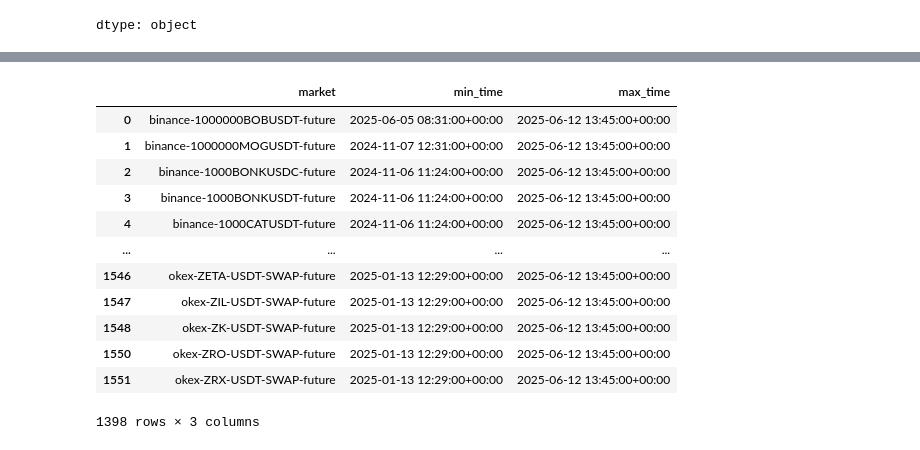
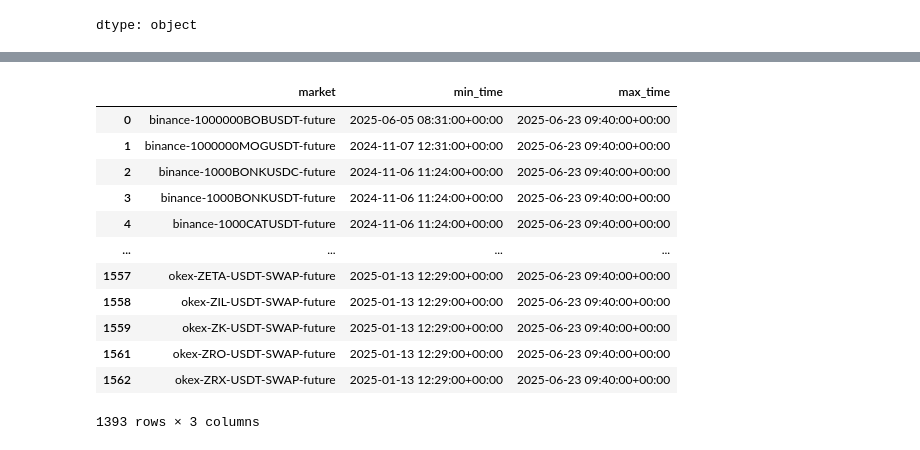
Before and after one commit to coinmetrics/demo, a Jupyter notebook: Predicted_Market_Funding_Rates.ipynb, the cells around one changed output, grey strips where cells are left out. Cells and saved outputs as stored; diff of their text form; code cells hidden in the pictures.

```diff
--- a/Predicted_Market_Funding_Rates.ipynb
+++ b/Predicted_Market_Funding_Rates.ipynb
@@ -149,19 +64,19 @@ catalog_full_market_funding_rates_predicted_v2
 # %%
-catalog_full_market_funding_rates_predicted_v2.loc[catalog_full_market_funding_rates_predicted_v2.max_time > '2025-06-01']
+catalog_full_market_funding_rates_predicted_v2.loc[catalog_full_market_funding_rates_predicted_v2.max_time > '2025-06-23']
 # %% [output]
 |  | market | min_time | max_time |
-| 0 | binance-1000000BOBUSDT-future | 2025-06-05 08:31:00+00:00 | 2025-06-12 13:45:00+00:00 |
-| 1 | binance-1000000MOGUSDT-future | 2024-11-07 12:31:00+00:00 | 2025-06-12 13:45:00+00:00 |
-| 2 | binance-1000BONKUSDC-future | 2024-11-06 11:24:00+00:00 | 2025-06-12 13:45:00+00:00 |
-| 3 | binance-1000BONKUSDT-future | 2024-11-06 11:24:00+00:00 | 2025-06-12 13:45:00+00:00 |
-| 4 | binance-1000CATUSDT-future | 2024-11-06 11:24:00+00:00 | 2025-06-12 13:45:00+00:00 |
+| 0 | binance-1000000BOBUSDT-future | 2025-06-05 08:31:00+00:00 | 2025-06-23 09:40:00+00:00 |
+| 1 | binance-1000000MOGUSDT-future | 2024-11-07 12:31:00+00:00 | 2025-06-23 09:40:00+00:00 |
+| 2 | binance-1000BONKUSDC-future | 2024-11-06 11:24:00+00:00 | 2025-06-23 09:40:00+00:00 |
+| 3 | binance-1000BONKUSDT-future | 2024-11-06 11:24:00+00:00 | 2025-06-23 09:40:00+00:00 |
+| 4 | binance-1000CATUSDT-future | 2024-11-06 11:24:00+00:00 | 2025-06-23 09:40:00+00:00 |
 | ... | ... | ... | ... |
-| 1546 | okex-ZETA-USDT-SWAP-future | 2025-01-13 12:29:00+00:00 | 2025-06-12 13:45:00+00:00 |
-| 1547 | okex-ZIL-USDT-SWAP-future | 2025-01-13 12:29:00+00:00 | 2025-06-12 13:45:00+00:00 |
-| 1548 | okex-ZK-USDT-SWAP-future | 2025-01-13 12:29:00+00:00 | 2025-06-12 13:45:00+00:00 |
-| 1550 | okex-ZRO-USDT-SWAP-future | 2025-01-13 12:29:00+00:00 | 2025-06-12 13:45:00+00:00 |
-| 1551 | okex-ZRX-USDT-SWAP-future | 2025-01-13 12:29:00+00:00 | 2025-06-12 13:45:00+00:00 |
+| 1557 | okex-ZETA-USDT-SWAP-future | 2025-01-13 12:29:00+00:00 | 2025-06-23 09:40:00+00:00 |
+| 1558 | okex-ZIL-USDT-SWAP-future | 2025-01-13 12:29:00+00:00 | 2025-06-23 09:40:00+00:00 |
+| 1559 | okex-ZK-USDT-SWAP-future | 2025-01-13 12:29:00+00:00 | 2025-06-23 09:40:00+00:00 |
+| 1561 | okex-ZRO-USDT-SWAP-future | 2025-01-13 12:29:00+00:00 | 2025-06-23 09:40:00+00:00 |
+| 1562 | okex-ZRX-USDT-SWAP-future | 2025-01-13 12:29:00+00:00 | 2025-06-23 09:40:00+00:00 |
-1398 rows × 3 columns
+1393 rows × 3 columns
 # %%
 my_markets = _.market.sample(200)
 my_markets
```
Also changed, not shown: parts of 16 cells of this notebook.
